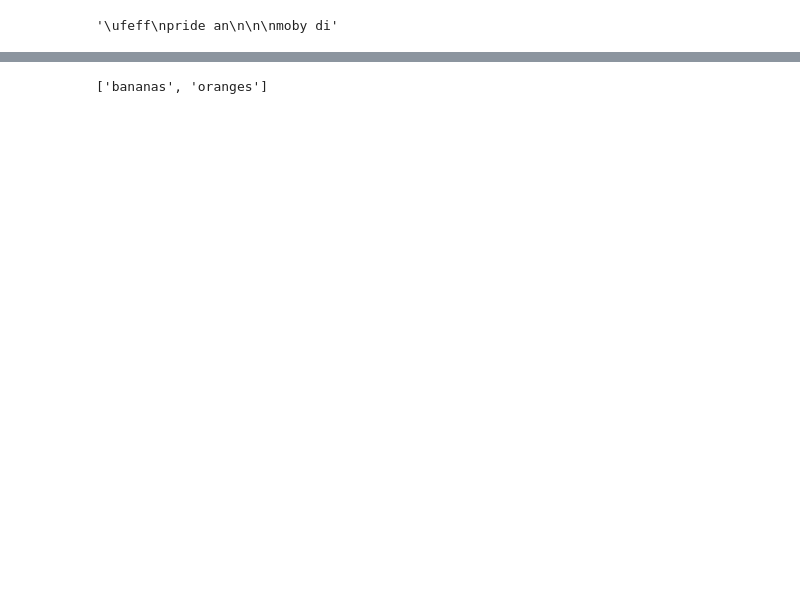
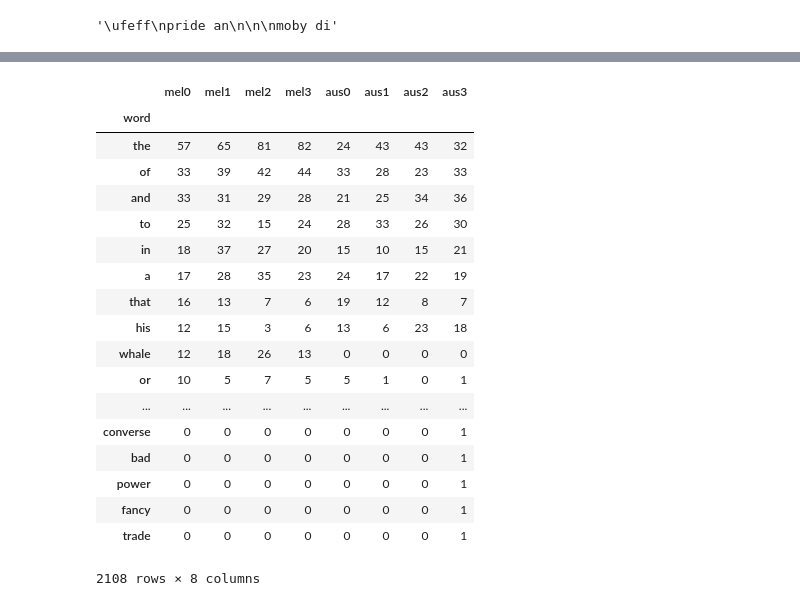
Before and after one commit to JonathanReeve/stylometry-experiments, a Jupyter notebook: stylo-pandas.ipynb, the cells around one changed output, grey strips where cells are left out. Saved outputs shown, nothing was run; the diff lists cells and outputs as text; code cells hidden in the pictures; blank space fills up the shorter version.

```diff
--- a/stylo-pandas.ipynb
+++ b/stylo-pandas.ipynb
@@ -91,4 +73,33 @@ Name: word, dtype: object
-# %%
-list[1:]
-# %% [output]
-['bananas', 'oranges']
+# %%
+bigMelTable = selfMergeDF(meldfs)
+bigAusTable = selfMergeDF(ausdfs)
+# %%
+masterTable = selfMergeDF([bigMelTable, bigAusTable])
+# %%
+# Set index to 'word'
+masterTable = masterTable.set_index('word')
+# %%
+# Change NaNs to 0.
+masterTable = masterTable.fillna(0)
+# %%
+masterTable
+# %% [output]
+|  | mel0 | mel1 | mel2 | mel3 | aus0 | aus1 | aus2 | aus3 |
+| word |  |  |  |  |  |  |  |  |
+| the | 57 | 65 | 81 | 82 | 24 | 43 | 43 | 32 |
+| of | 33 | 39 | 42 | 44 | 33 | 28 | 23 | 33 |
+| and | 33 | 31 | 29 | 28 | 21 | 25 | 34 | 36 |
+| to | 25 | 32 | 15 | 24 | 28 | 33 | 26 | 30 |
+| in | 18 | 37 | 27 | 20 | 15 | 10 | 15 | 21 |
+| a | 17 | 28 | 35 | 23 | 24 | 17 | 22 | 19 |
+| that | 16 | 13 | 7 | 6 | 19 | 12 | 8 | 7 |
+| his | 12 | 15 | 3 | 6 | 13 | 6 | 23 | 18 |
+| whale | 12 | 18 | 26 | 13 | 0 | 0 | 0 | 0 |
+| or | 10 | 5 | 7 | 5 | 5 | 1 | 0 | 1 |
+| ... | ... | ... | ... | ... | ... | ... | ... | ... |
+| converse | 0 | 0 | 0 | 0 | 0 | 0 | 0 | 1 |
+| bad | 0 | 0 | 0 | 0 | 0 | 0 | 0 | 1 |
+| power | 0 | 0 | 0 | 0 | 0 | 0 | 0 | 1 |
+| fancy | 0 | 0 | 0 | 0 | 0 | 0 | 0 | 1 |
+| trade | 0 | 0 | 0 | 0 | 0 | 0 | 0 | 1 |
+2108 rows × 8 columns
```
Also changed, not shown: parts of 20 cells of this notebook.
